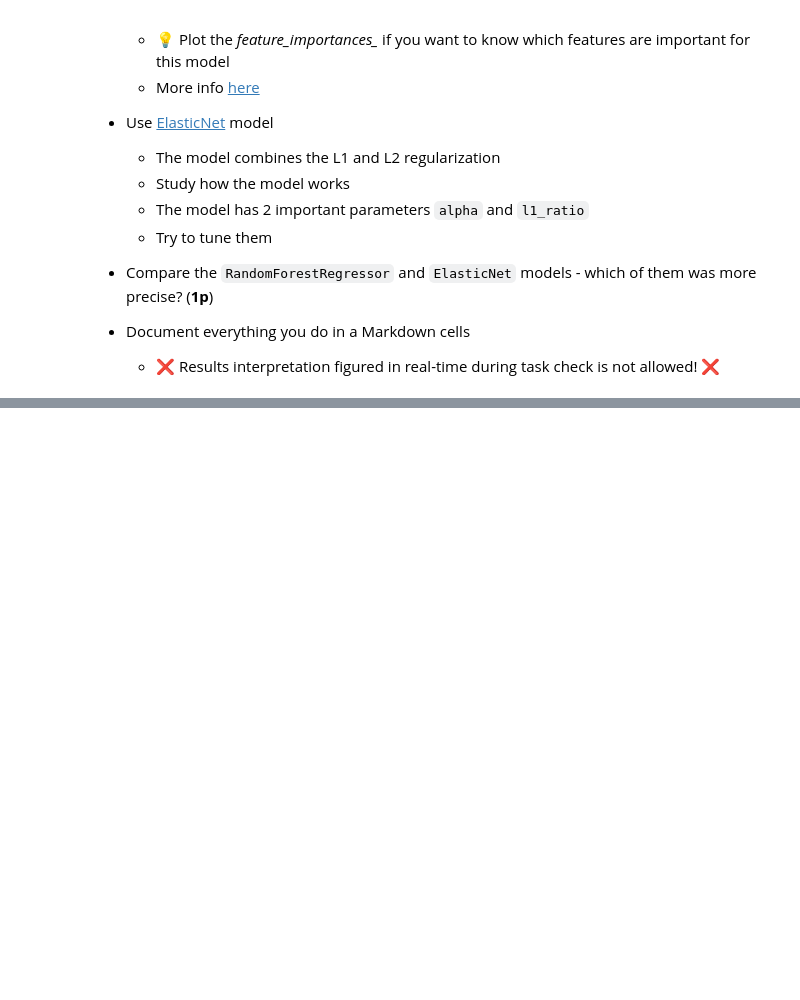
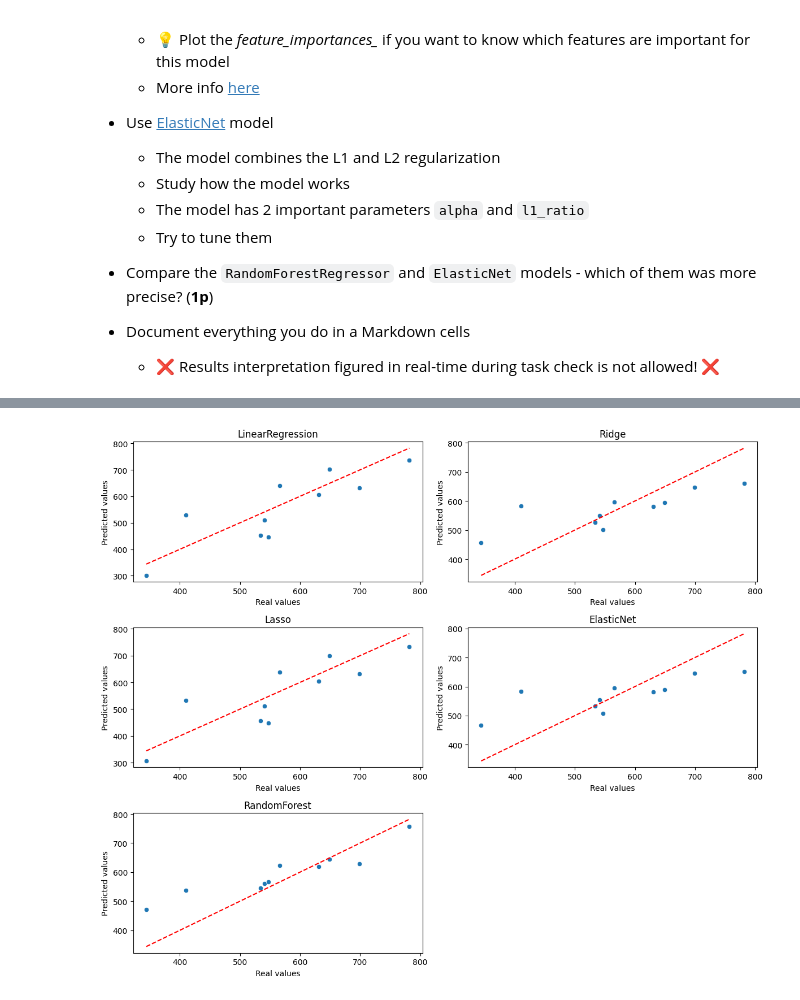
Before and after one commit to DastanJin/ZSU, a Jupyter notebook: fml_10.ipynb, the cells around one changed output, grey strips where cells are left out. Drawn from its saved outputs; the diff is of its cells as text; code cells hidden in the pictures; blank space fills up the shorter version.

```diff
--- a/fml_10.ipynb
+++ b/fml_10.ipynb
@@ -473,0 +492,9 @@ for i, x in enumerate(results):
+# %%
+from sklearn.linear_model import LinearRegression
+
+lr = LinearRegression()
+lr.fit(X_train, y_train)
+
+y_pred_lr = lr.predict(X_test)
+
+compute_metrics_raw(y_true=y_test, y_pred=y_pred_lr)
@@ -473,0 +605,26 @@ for i, x in enumerate(results):
+# %%
+import matplotlib.pyplot as plt
+import seaborn as sns
+
+models = {
+    "LinearRegression": y_pred_lr,
+    "Ridge": y_pred_ridge,
+    "Lasso": y_pred_lasso,
+    "ElasticNet": y_pred_elastic,
+    "RandomForest": y_pred_rf
+}
+
+plt.figure(figsize=(12, 10))
+
+for i, (name, preds) in enumerate(models.items(), 1):
+    plt.subplot(3, 2, i)
+    sns.scatterplot(x=y_test, y=preds)
+    plt.plot([y_test.min(), y_test.max()], [y_test.min(), y_test.max()], "r--")
+    plt.title(name)
+    plt.xlabel("Real values")
+    plt.ylabel("Predicted values")
+
+plt.tight_layout()
+plt.show()
+# %% [output]
+[figure, added]
```
Also changed, not shown: parts of 14 cells of this notebook.
